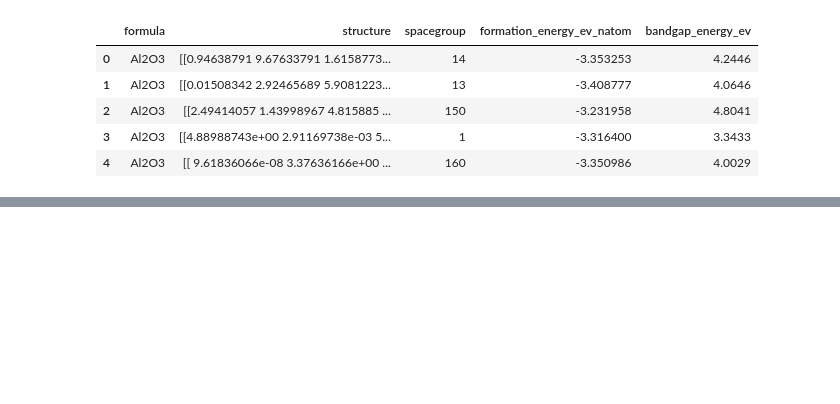
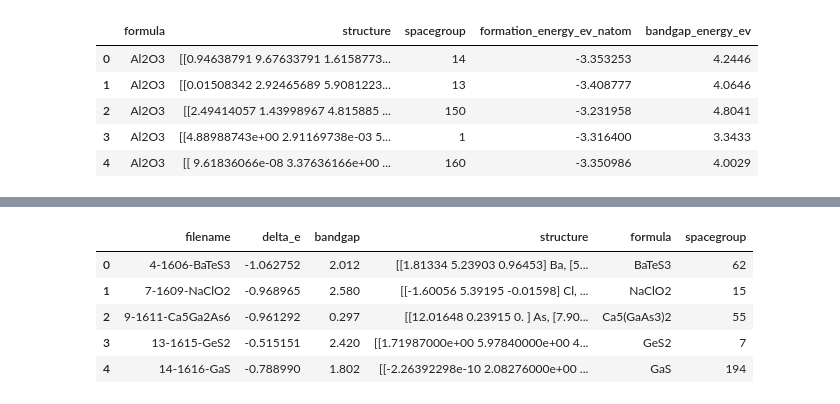
Before and after one commit to MengZ188/Capstone_Project1, a Jupyter notebook: data_wrangling.ipynb, the cells around one changed output, grey strips where cells are left out. Saved outputs shown, nothing was run; the diff lists cells and outputs as text; code cells hidden in the pictures; blank space fills up the shorter version.

```diff
--- a/data_wrangling.ipynb
+++ b/data_wrangling.ipynb
@@ -194,7 +248,7 @@ data_k_processed.head()
 # %% [markdown]
 # 2. gathering and wrangling datasets from materials project database
 # %%
-api_key = " "
+api_key = "UFIyGHZh8JP5ikew"
 
 # initializes the REST adaptor. Put your own API key in.
 a = MPRester(api_key)
@@ -321,0 +378,3 @@ data_mp_processed.head()
+# %%
+# load datasets from icsd
+data_icsd= pd.read_csv('./data_part3/properties_icsd.txt',sep=' ')
@@ -321,0 +544,10 @@ data_mp_processed.head()
+# %%
+data_oqmd_processed = data_oqmd_m_bandgaps.merge(stru_oqmd_df,on ='filename')
+data_oqmd_processed.head()
+# %% [output]
+|  | filename | delta_e | bandgap | structure | formula | spacegroup |
+| 0 | 4-1606-BaTeS3 | -1.062752 | 2.012 | [[1.81334 5.23903 0.96453] Ba, [5... | BaTeS3 | 62 |
+| 1 | 7-1609-NaClO2 | -0.968965 | 2.580 | [[-1.60056 5.39195 -0.01598] Cl, ... | NaClO2 | 15 |
+| 2 | 9-1611-Ca5Ga2As6 | -0.961292 | 0.297 | [[12.01648 0.23915 0. ] As, [7.90... | Ca5(GaAs3)2 | 55 |
+| 3 | 13-1615-GeS2 | -0.515151 | 2.420 | [[1.71987000e+00 5.97840000e+00 4... | GeS2 | 7 |
+| 4 | 14-1616-GaS | -0.788990 | 1.802 | [[-2.26392298e-10 2.08276000e+00 ... | GaS | 194 |
```
Also changed, not shown: parts of 23 cells of this notebook.
